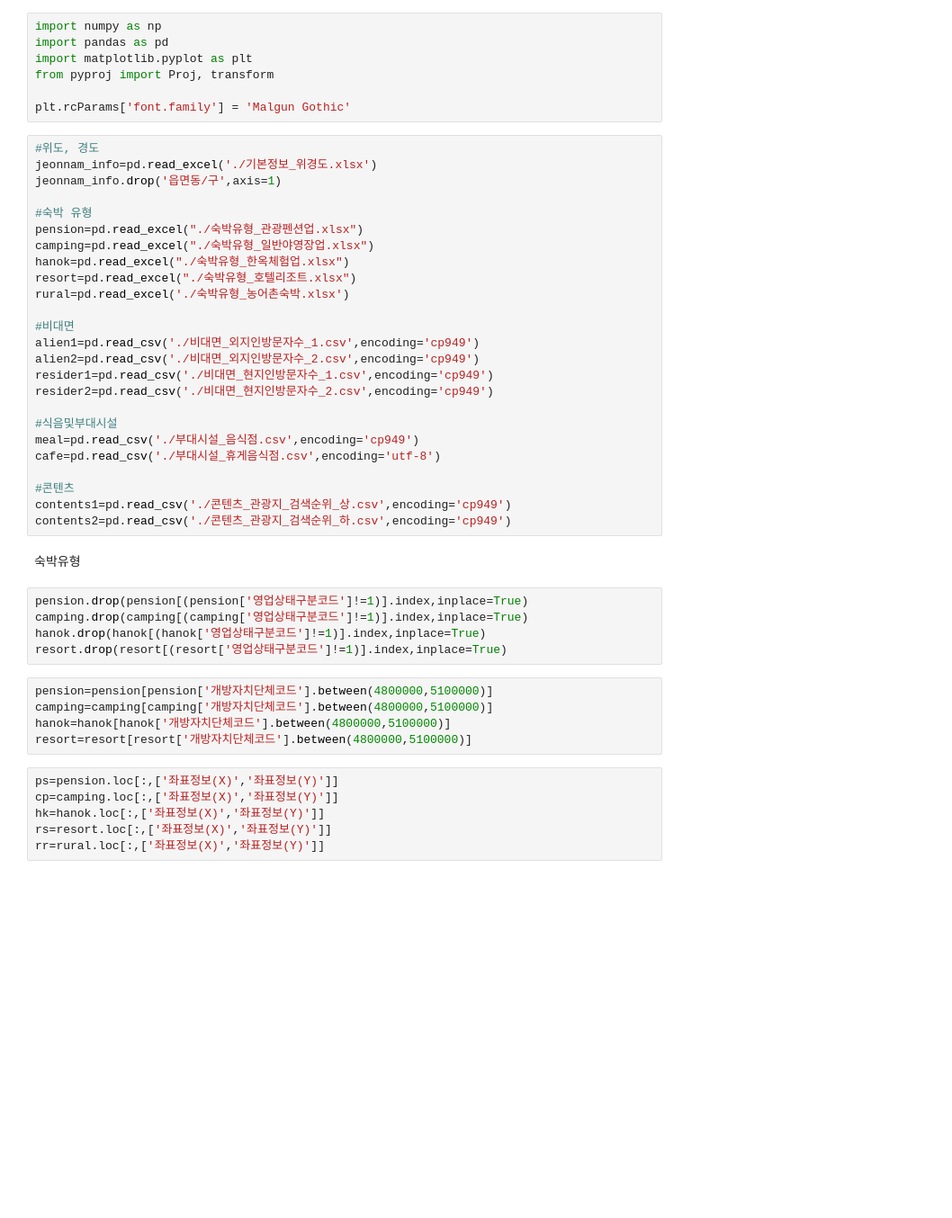
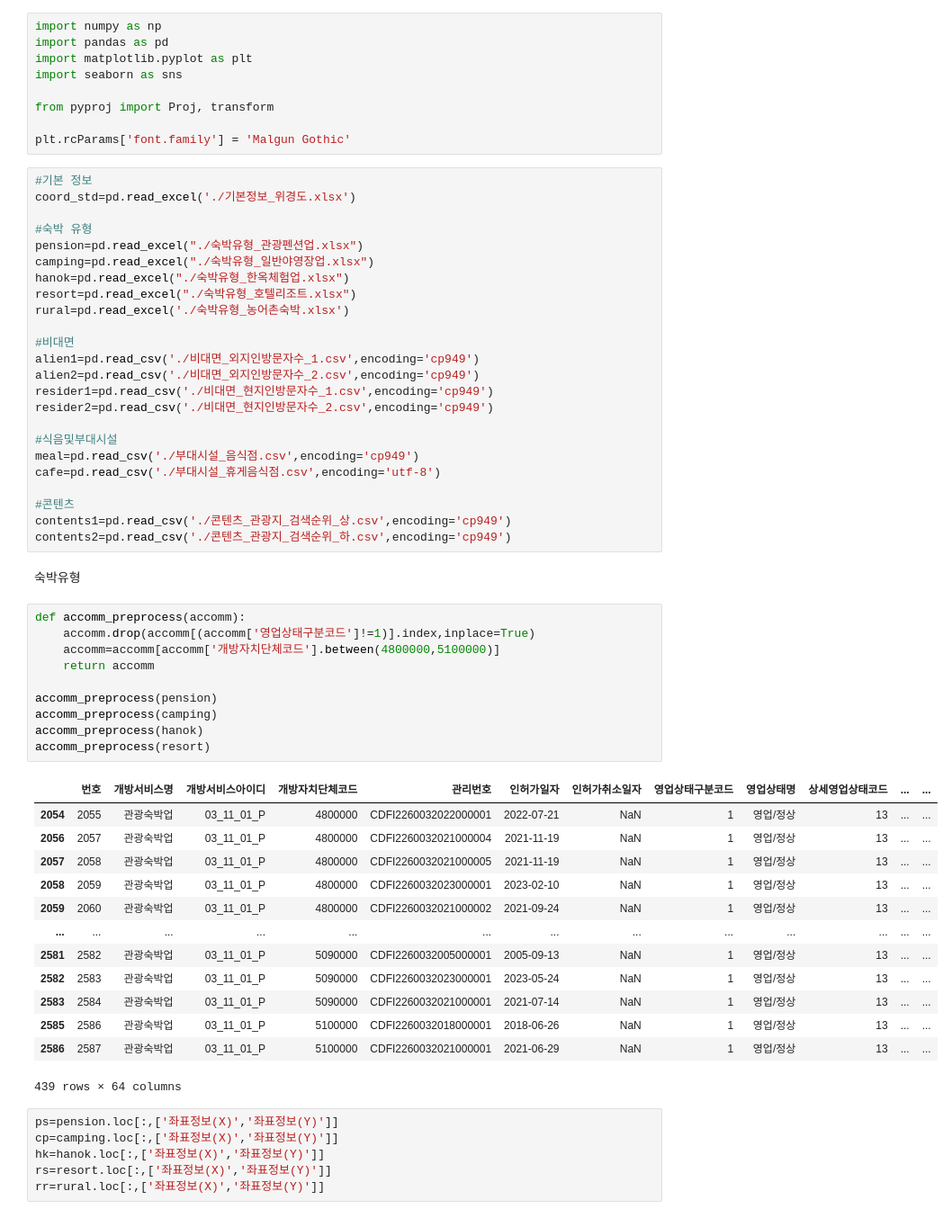
Before and after one commit to sheershay/ise-sr-project, a Jupyter notebook: clustering/clustering.ipynb, the cells around one changed output. Shown at 90% size. Drawn from its saved outputs; the diff is of its cells as text; blank space fills up the shorter version.

```diff
--- a/clustering/clustering.ipynb
+++ b/clustering/clustering.ipynb
@@ -2,13 +2,14 @@
 import numpy as np
 import pandas as pd
 import matplotlib.pyplot as plt
+import seaborn as sns
+
 from pyproj import Proj, transform
 
 plt.rcParams['font.family'] = 'Malgun Gothic'
 # %%
-#위도, 경도
-jeonnam_info=pd.read_excel('./기본정보_위경도.xlsx')
-jeonnam_info.drop('읍면동/구',axis=1)
+#기본 정보
+coord_std=pd.read_excel('./기본정보_위경도.xlsx')
 
 #숙박 유형
 pension=pd.read_excel("./숙박유형_관광펜션업.xlsx")
@@ -32,16 +33,30 @@ contents1=pd.read_csv('./콘텐츠_관광지_검색순위_상.csv',encoding='cp9
 contents2=pd.read_csv('./콘텐츠_관광지_검색순위_하.csv',encoding='cp949')
 # %% [markdown]
 숙박유형
-# %%
-pension.drop(pension[(pension['영업상태구분코드']!=1)].index,inplace=True)
-camping.drop(camping[(camping['영업상태구분코드']!=1)].index,inplace=True)
-hanok.drop(hanok[(hanok['영업상태구분코드']!=1)].index,inplace=True)
-resort.drop(resort[(resort['영업상태구분코드']!=1)].index,inplace=True)
-# %%
-pension=pension[pension['개방자치단체코드'].between(4800000,5100000)]
-camping=camping[camping['개방자치단체코드'].between(4800000,5100000)]
-hanok=hanok[hanok['개방자치단체코드'].between(4800000,5100000)]
-resort=resort[resort['개방자치단체코드'].between(4800000,5100000)]
+# %%
+def accomm_preprocess(accomm):
+    accomm.drop(accomm[(accomm['영업상태구분코드']!=1)].index,inplace=True)
+    accomm=accomm[accomm['개방자치단체코드'].between(4800000,5100000)]
+    return accomm
+
+accomm_preprocess(pension)
+accomm_preprocess(camping)
+accomm_preprocess(hanok)
+accomm_preprocess(resort)
+# %% [output]
+|  | 번호 | 개방서비스명 | 개방서비스아이디 | 개방자치단체코드 | 관리번호 | 인허가일자 | 인허가취소일자 | 영업상태구분코드 | 영업상태명 | 상세영업상태코드 | ... | ... |
+| 2054 | 2055 | 관광숙박업 | 03_11_01_P | 4800000 | CDFI2260032022000001 | 2022-07-21 | NaN | 1 | 영업/정상 | 13 | ... | ... |
+| 2056 | 2057 | 관광숙박업 | 03_11_01_P | 4800000 | CDFI2260032021000004 | 2021-11-19 | NaN | 1 | 영업/정상 | 13 | ... | ... |
+| 2057 | 2058 | 관광숙박업 | 03_11_01_P | 4800000 | CDFI2260032021000005 | 2021-11-19 | NaN | 1 | 영업/정상 | 13 | ... | ... |
+| 2058 | 2059 | 관광숙박업 | 03_11_01_P | 4800000 | CDFI2260032023000001 | 2023-02-10 | NaN | 1 | 영업/정상 | 13 | ... | ... |
+| 2059 | 2060 | 관광숙박업 | 03_11_01_P | 4800000 | CDFI2260032021000002 | 2021-09-24 | NaN | 1 | 영업/정상 | 13 | ... | ... |
+| ... | ... | ... | ... | ... | ... | ... | ... | ... | ... | ... | ... | ... |
+| 2581 | 2582 | 관광숙박업 | 03_11_01_P | 5090000 | CDFI2260032005000001 | 2005-09-13 | NaN | 1 | 영업/정상 | 13 | ... | ... |
+| 2582 | 2583 | 관광숙박업 | 03_11_01_P | 5090000 | CDFI2260032023000001 | 2023-05-24 | NaN | 1 | 영업/정상 | 13 | ... | ... |
+| 2583 | 2584 | 관광숙박업 | 03_11_01_P | 5090000 | CDFI2260032021000001 | 2021-07-14 | NaN | 1 | 영업/정상 | 13 | ... | ... |
+| 2585 | 2586 | 관광숙박업 | 03_11_01_P | 5100000 | CDFI2260032018000001 | 2018-06-26 | NaN | 1 | 영업/정상 | 13 | ... | ... |
+| 2586 | 2587 | 관광숙박업 | 03_11_01_P | 5100000 | CDFI2260032021000001 | 2021-06-29 | NaN | 1 | 영업/정상 | 13 | ... | ... |
+439 rows × 64 columns
 # %%
 ps=pension.loc[:,['좌표정보(X)','좌표정보(Y)']]
 cp=camping.loc[:,['좌표정보(X)','좌표정보(Y)']]
```
Also changed, not shown: parts of 19 cells of this notebook, 2 other files.
